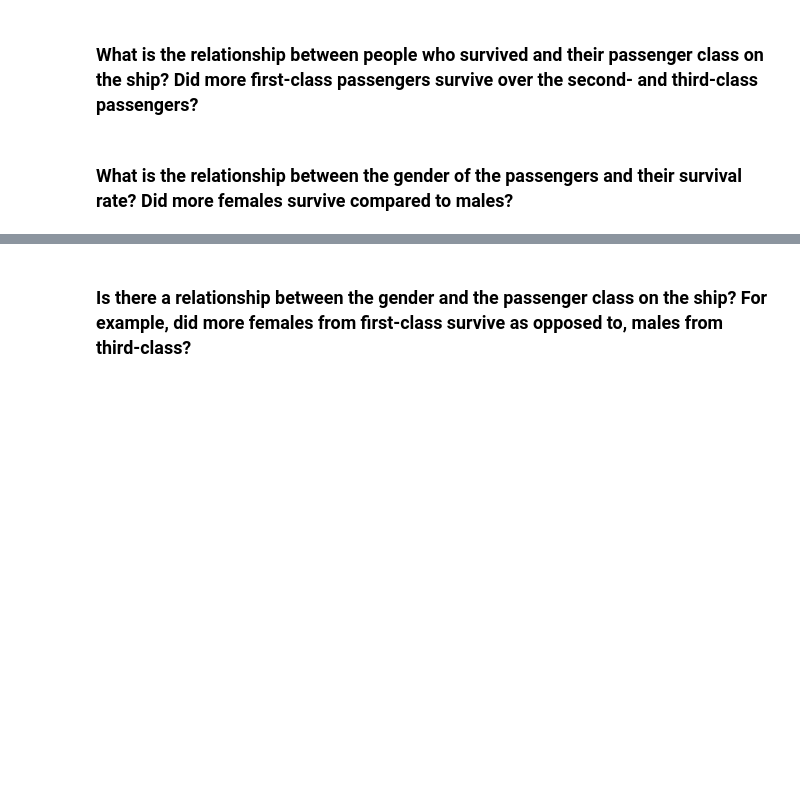
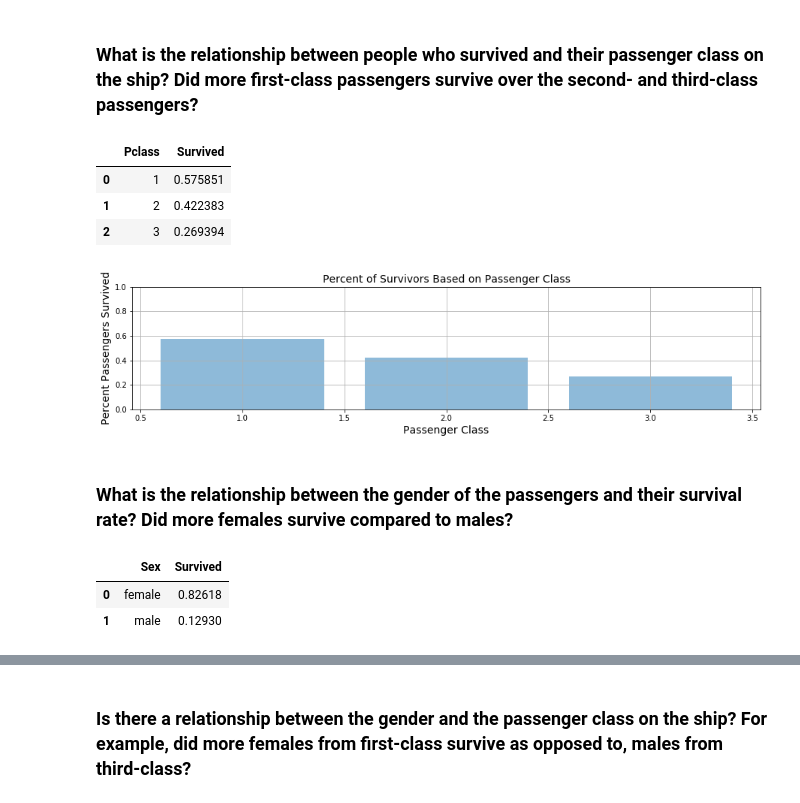
Before and after one commit to grantaguinaldo/kaggle-titanic, a Jupyter notebook: Titanic Analysis .ipynb, the cells around one changed output, grey strips where cells are left out. Drawn from its saved outputs; the diff is of its cells as text; code cells hidden in the pictures; blank space fills up the shorter version.

```diff
--- a/Titanic Analysis .ipynb
+++ b/Titanic Analysis .ipynb
@@ -253,2 +296,21 @@ df['Pclass'].groupby(df['Pclass']).count()
+# %%
+survival_class_gb = df[['Survived', 'Pclass']].groupby(['Pclass'], as_index=False).mean()
+survival_class_gb
+# %% [output]
+|  | Pclass | Survived |
+| 0 | 1 | 0.575851 |
+| 1 | 2 | 0.422383 |
+| 2 | 3 | 0.269394 |
+# %%
+plt.figure(figsize=(15, 3))
+plt.bar(survival_class_gb['Pclass'], survival_class_gb['Survived'], alpha = 0.5)
+plt.ylim(0, 1, 0.1)
+plt.grid(True)
+plt.ylabel('Percent Passengers Survived', fontsize = 14)
+plt.xlabel('Passenger Class', fontsize = 14)
+plt.title('Percent of Survivors Based on Passenger Class', fontsize = 14)
+plt.show()
+# %% [output]
+[figure, added]
 # %% [markdown]
 ### What is the relationship between the gender of the passengers and their survival rate? Did more females survive compared to males?
@@ -258,0 +317,7 @@ df['Survived'].groupby(df['Sex']).sum()
+# %%
+survival_sex_gb = df[['Survived', 'Sex']].groupby(['Sex'], as_index = False).mean()
+survival_sex_gb
+# %% [output]
+|  | Sex | Survived |
+| 0 | female | 0.82618 |
+| 1 | male | 0.12930 |
```
Also changed, not shown: parts of 40 cells of this notebook.
